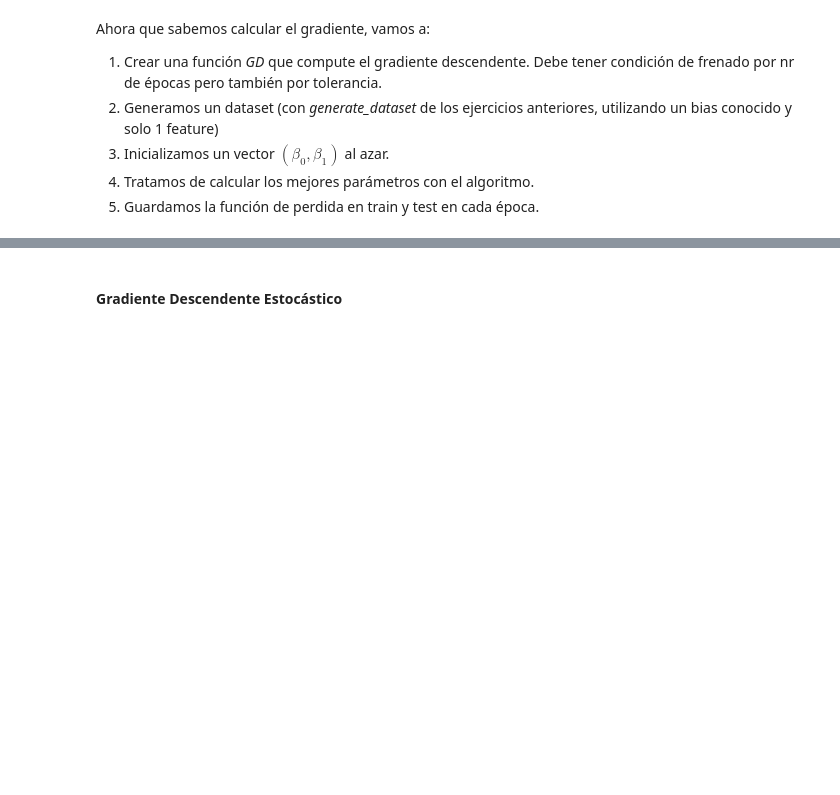
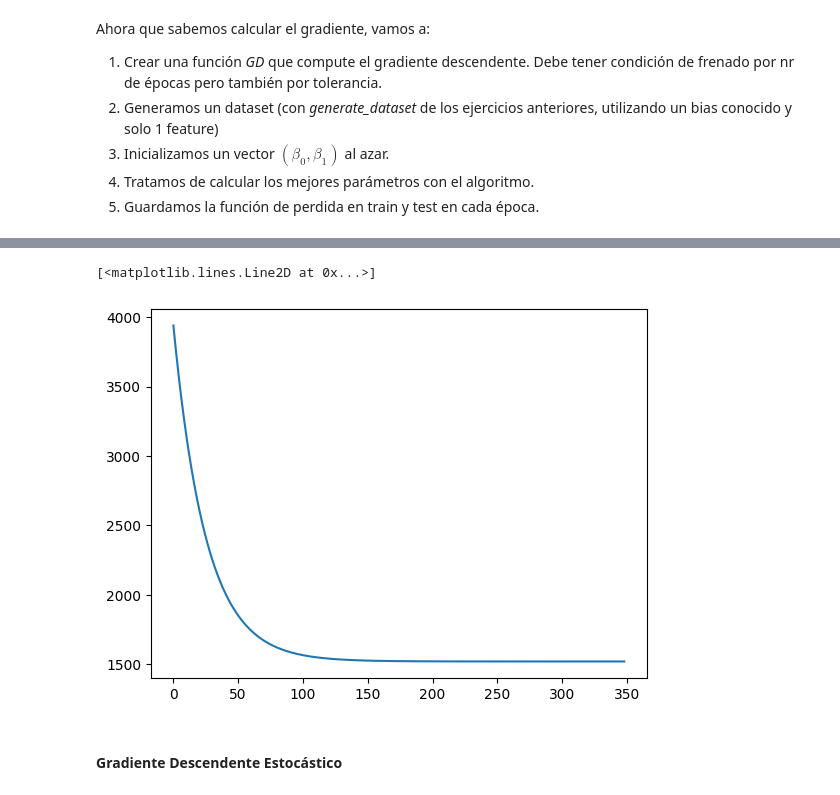
Before and after one commit to JossySoo/intro_ia, a Jupyter notebook: tp_integrador_enunciado/tpi_parte2-Solucion_Josselyn.ipynb, the cells around one changed output, grey strips where cells are left out. Saved outputs shown, nothing was run; the diff lists cells and outputs as text; code cells hidden in the pictures; blank space fills up the shorter version.

```diff
--- a/tp_integrador_enunciado/tpi_parte2-Solucion_Josselyn.ipynb
+++ b/tp_integrador_enunciado/tpi_parte2-Solucion_Josselyn.ipynb
@@ -263,3 +351,14 @@ Los modelos a utilizar en este problema son:
     - Regresión Ridge
 # %%
 from sklearn.linear_model import LinearRegression, HuberRegressor, RidgeCV
+# %%
+## Parámetros de la simulación
+n_samples = 1000
+n_features = 1
+n_informative = 1
+n_targets = 1
+noise = 0.5
+bias = 5
+
+pct_outliers = np.linspace(0, 0.1, 5)
+print(pct_outliers)
@@ -429,3 +625,29 @@ por nr de épocas pero también por tolerancia.
 3. Inicializamos un vector $(\beta_0, \beta_1)$ al azar.
 4. Tratamos de calcular los mejores parámetros con el algoritmo.
 5. Guardamos la función de perdida en train y test en cada época.
+# %%
+def gradiente_descendente(X,y,theta,alpha,n_epocas,tolerancia):
+    error_h= []
+    for i in range(n_epocas):
+        if len(error_h)>2:
+            delta = abs(error_h[-1] - error_h[-2]) # se ve la variación entre los últimos 2 erores
+            if delta <tolerancia:             # si no varió mucho se para por tolerancia
+                break
+        theta = theta -alpha*gradient(X,y,theta) # se calcula el theta siguiente en la dirección del gradiente por una magnitud alpha
+
+        error = np.mean((y-X.dot(theta))**2) # se calcula el error cuadrático medio
+        error_h.append(error)
+    return theta,error_h
+# %%
+X_GD,y_GD = generate_dataset(
+            n_samples=n_samples,
+            n_features=1,
+            n_informative=2,
+            n_targets=1,
+            noise=40,
+            output='array'
+        )
+X_GD = sm.add_constant(X_GD)
+
+print(X_GD.shape)
+print(y_GD.shape)
@@ -431,0 +657,3 @@ por nr de épocas pero también por tolerancia.
+# %%
+theta=np.random.randn(2)
+theta,error_h =gradiente_descendente(X_GD,y_GD,theta,alpha=0.01,n_epocas=1500,tolerancia=0.0001)
@@ -432,3 +680,8 @@ por nr de épocas pero también por tolerancia.
+# %%
+plt.plot(error_h)
+# %% [output]
+[<matplotlib.lines.Line2D at 0x...>]
+[figure, added]
 # %% [markdown]
 #### Gradiente Descendente Estocástico
 # %% [markdown]
```
Also changed, not shown: parts of 33 cells of this notebook, 1 other file.
